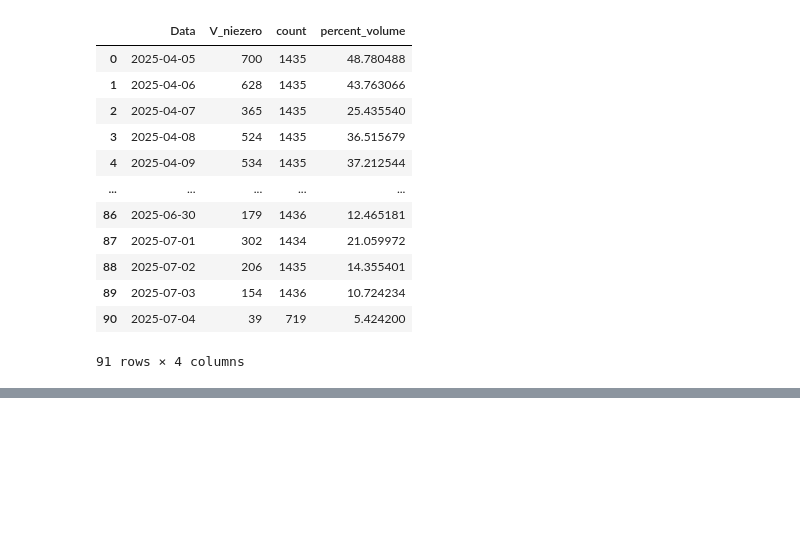
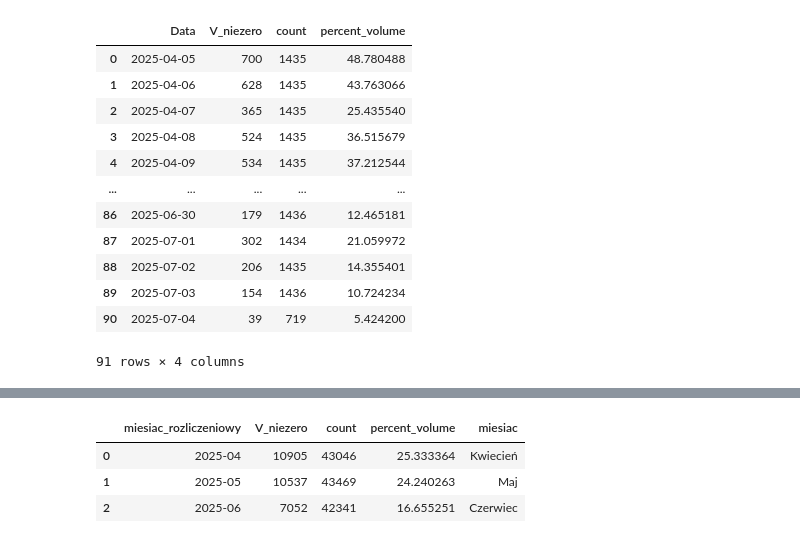
Before and after one commit to martynabocian/martynabocian.github.io, a Jupyter notebook: Charts.ipynb, the cells around one changed output, grey strips where cells are left out. Cells and saved outputs as stored; diff of their text form; code cells hidden in the pictures; blank space fills up the shorter version.

Commit message:
Add monthly czas pracy pompy ciepla

```diff
--- a/Charts.ipynb
+++ b/Charts.ipynb
@@ -1827,3 +1843,24 @@ fig.update_layout(
 fig.update_xaxes(rangeslider_visible=True, tickangle=-45)
 
 fig.write_html("ilosc_minut_pracy_pompy_ciepla_dziennie.html", include_plotlyjs="cdn")
+# %%
+df_belimo_volume_per_month = (
+    df_belimo_volume_per_day
+    .assign(miesiac_rozliczeniowy=(pd.to_datetime(df_belimo_volume_per_day["Data"]) - pd.Timedelta(days=4)).dt.to_period("M"))
+    .groupby("miesiac_rozliczeniowy", as_index=False)
+    .sum(numeric_only=True)
+)
+# %%
+df_belimo_volume_per_month["percent_volume"] = (df_belimo_volume_per_month["V_niezero"] / df_belimo_volume_per_month["count"]) * 100
+# %%
+df_belimo_volume_per_month["miesiac"] = (
+    pd.to_datetime(df_belimo_volume_per_month["miesiac_rozliczeniowy"].astype(str))
+    .dt.month_name(locale="pl_PL")
+)
+# %%
+df_belimo_volume_per_month
+# %% [output]
+|  | miesiac_rozliczeniowy | V_niezero | count | percent_volume | miesiac |
+| 0 | 2025-04 | 10905 | 43046 | 25.333364 | Kwiecień |
+| 1 | 2025-05 | 10537 | 43469 | 24.240263 | Maj |
+| 2 | 2025-06 | 7052 | 42341 | 16.655251 | Czerwiec |
```
Also changed, not shown: parts of 4 cells of this notebook, 3 other files.
